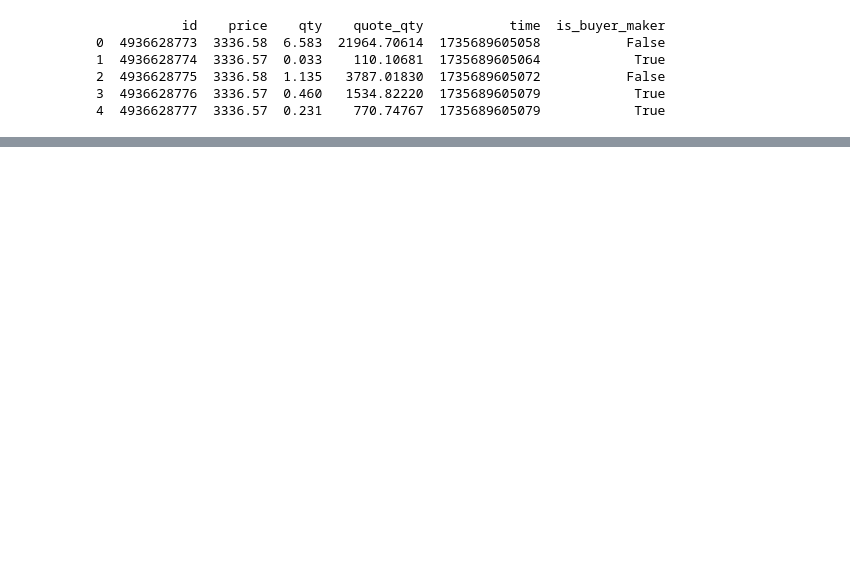
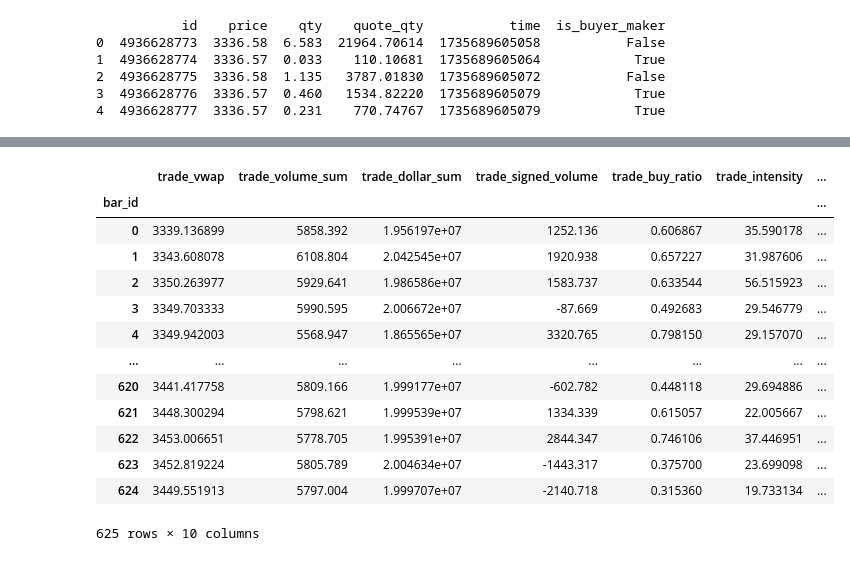
Before and after one commit to aamingaa/crypto-trade, a Jupyter notebook: strategy/fusion/fussion.ipynb, the cells around one changed output, grey strips where cells are left out. Cells and saved outputs as stored; diff of their text form; code cells hidden in the pictures; blank space fills up the shorter version.

```diff
--- a/strategy/fusion/fussion.ipynb
+++ b/strategy/fusion/fussion.ipynb
@@ -173,0 +280,17 @@ dollar_bar.close.plot()
+# %%
+trade_feat
+# %% [output]
+|  | trade_vwap | trade_volume_sum | trade_dollar_sum | trade_signed_volume | trade_buy_ratio | trade_intensity | ... |
+| bar_id |  |  |  |  |  |  | ... |
+| 0 | 3339.136899 | 5858.392 | 1.956197e+07 | 1252.136 | 0.606867 | 35.590178 | ... |
+| 1 | 3343.608078 | 6108.804 | 2.042545e+07 | 1920.938 | 0.657227 | 31.987606 | ... |
+| 2 | 3350.263977 | 5929.641 | 1.986586e+07 | 1583.737 | 0.633544 | 56.515923 | ... |
+| 3 | 3349.703333 | 5990.595 | 2.006672e+07 | -87.669 | 0.492683 | 29.546779 | ... |
+| 4 | 3349.942003 | 5568.947 | 1.865565e+07 | 3320.765 | 0.798150 | 29.157070 | ... |
+| ... | ... | ... | ... | ... | ... | ... | ... |
+| 620 | 3441.417758 | 5809.166 | 1.999177e+07 | -602.782 | 0.448118 | 29.694886 | ... |
+| 621 | 3448.300294 | 5798.621 | 1.999539e+07 | 1334.339 | 0.615057 | 22.005667 | ... |
+| 622 | 3453.006651 | 5778.705 | 1.995391e+07 | 2844.347 | 0.746106 | 37.446951 | ... |
+| 623 | 3452.819224 | 5805.789 | 2.004634e+07 | -1443.317 | 0.375700 | 23.699098 | ... |
+| 624 | 3449.551913 | 5797.004 | 1.999707e+07 | -2140.718 | 0.315360 | 19.733134 | ... |
+625 rows × 10 columns
```
Also changed, not shown: parts of 16 cells of this notebook, 1 other file.
